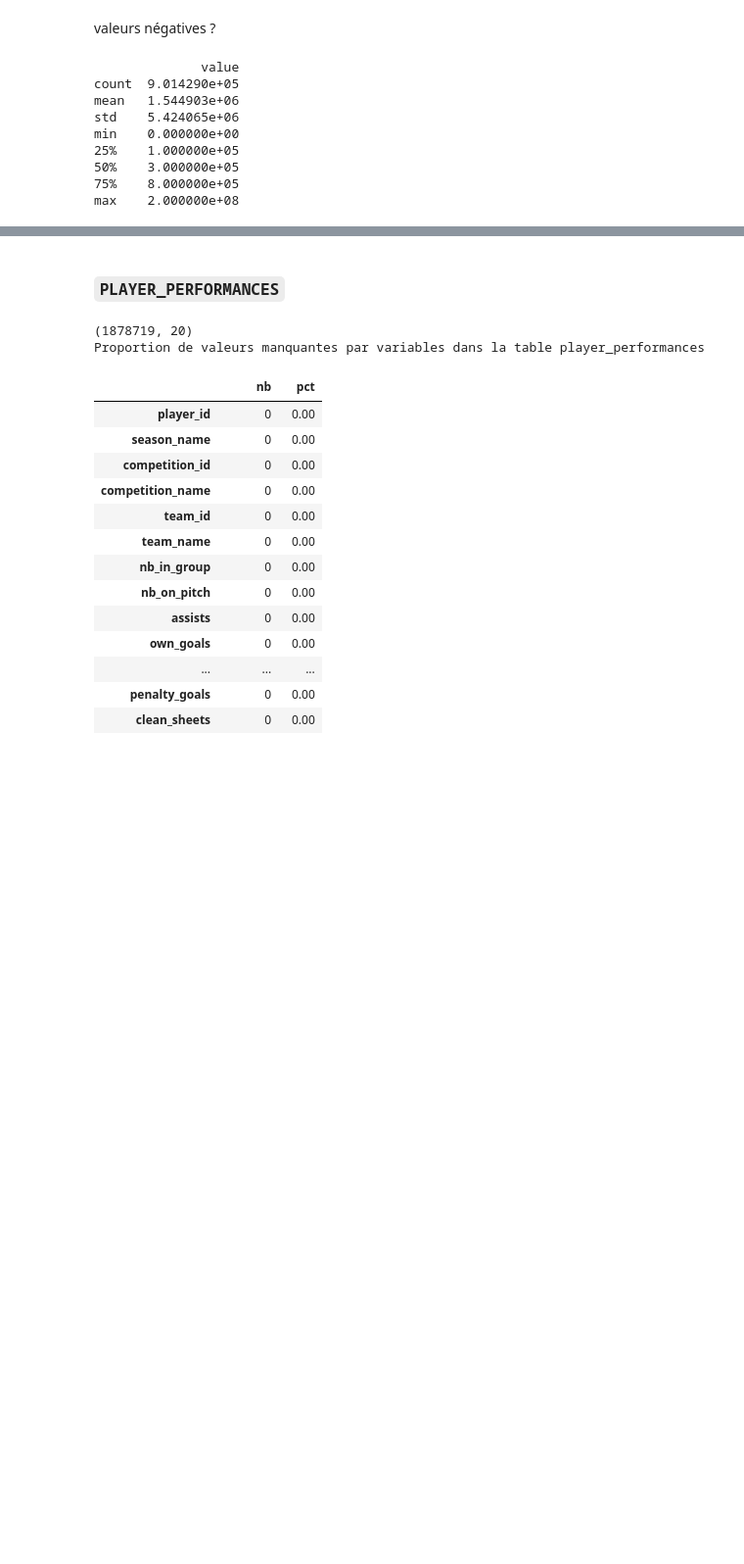
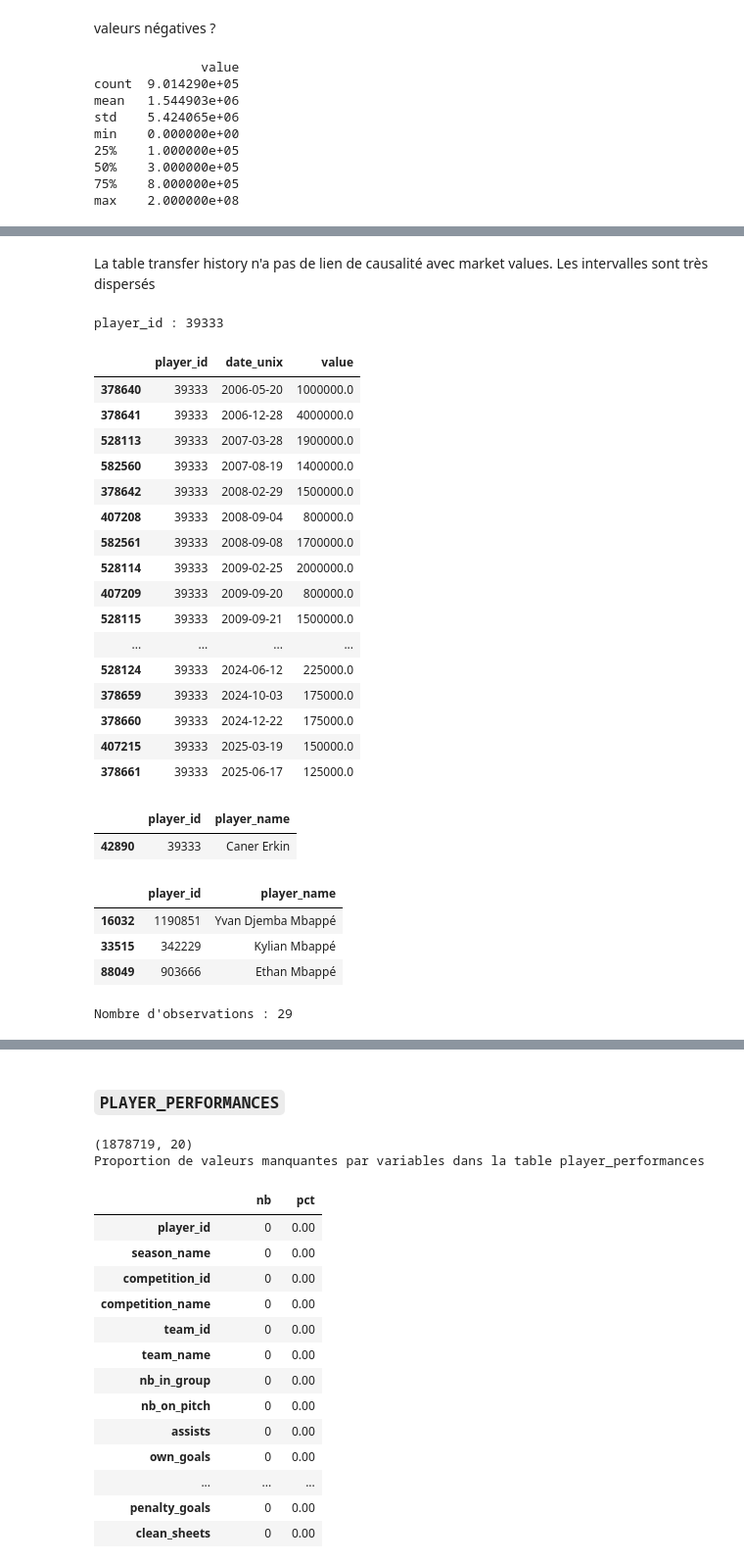
Before and after one commit to Charlesptrd/football-key-person-insurance, a Jupyter notebook: notebooks/01_database.ipynb, the cells around one changed output, grey strips where cells are left out. Shown at 98% size. Drawn from its saved outputs; the diff is of its cells as text; code cells hidden in the pictures; blank space fills up the shorter version.

Commit message:
Occurrences de mises à jour des market values

```diff
--- a/notebooks/01_database.ipynb
+++ b/notebooks/01_database.ipynb
@@ -2150,0 +2236,78 @@ max    2.000000e+08
+# %% [markdown]
+La table transfer history n'a pas de lien de causalité avec market values.
+Les intervalles sont très dispersés
+# %%
+valeurs = tables["player_market_value"].copy()
+
+# Choisir le joueur ayant le plus d'observations
+player_id = valeurs["player_id"].value_counts().idxmax()
+
+exemple = valeurs[valeurs["player_id"] == player_id].copy()
+
+
+print("player_id :", player_id)
+display(exemple.sort_values("date_unix")[["player_id", "date_unix", "value"]])
+
+### Recherche d'un joueur par identifiant
+player_id = 39333
+
+display(
+    tables["player_profiles"]
+    .loc[
+        tables["player_profiles"]["player_id"] == player_id,
+        ["player_id", "player_name"]
+    ]
+)
+
+## Recherche d'un joueur par nom
+nom_recherche = "Mbappé"
+
+profils = tables["player_profiles"]
+
+resultat = profils.loc[
+    profils["player_name"].str.contains(nom_recherche, case=False, na=False),
+    ["player_id", "player_name"]
+]
+
+display(resultat)
+
+
+player_id_recherche = 342229
+
+exemple = (
+    tables["player_market_value"]
+    .loc[
+        tables["player_market_value"]["player_id"] == player_id_recherche,
+        ["player_id", "date_unix", "value"]
+    ]
+    .sort_values("date_unix")
+)
+
+print("Nombre d'observations :", len(exemple))
+display(exemple)
+# %% [output]
+player_id : 39333
+|  | player_id | date_unix | value |
+| 378640 | 39333 | 2006-05-20 | 1000000.0 |
+| 378641 | 39333 | 2006-12-28 | 4000000.0 |
+| 528113 | 39333 | 2007-03-28 | 1900000.0 |
+| 582560 | 39333 | 2007-08-19 | 1400000.0 |
+| 378642 | 39333 | 2008-02-29 | 1500000.0 |
+| 407208 | 39333 | 2008-09-04 | 800000.0 |
+| 582561 | 39333 | 2008-09-08 | 1700000.0 |
+| 528114 | 39333 | 2009-02-25 | 2000000.0 |
+| 407209 | 39333 | 2009-09-20 | 800000.0 |
+| 528115 | 39333 | 2009-09-21 | 1500000.0 |
+| ... | ... | ... | ... |
+| 528124 | 39333 | 2024-06-12 | 225000.0 |
+| 378659 | 39333 | 2024-10-03 | 175000.0 |
+| 378660 | 39333 | 2024-12-22 | 175000.0 |
+| 407215 | 39333 | 2025-03-19 | 150000.0 |
+| 378661 | 39333 | 2025-06-17 | 125000.0 |
+|  | player_id | player_name |
+| 42890 | 39333 | Caner Erkin |
+|  | player_id | player_name |
+| 16032 | 1190851 | Yvan Djemba Mbappé |
+| 33515 | 342229 | Kylian Mbappé |
+| 88049 | 903666 | Ethan Mbappé |
+Nombre d'observations : 29
```
Also changed, not shown: parts of 6 cells of this notebook, 1 other file.
